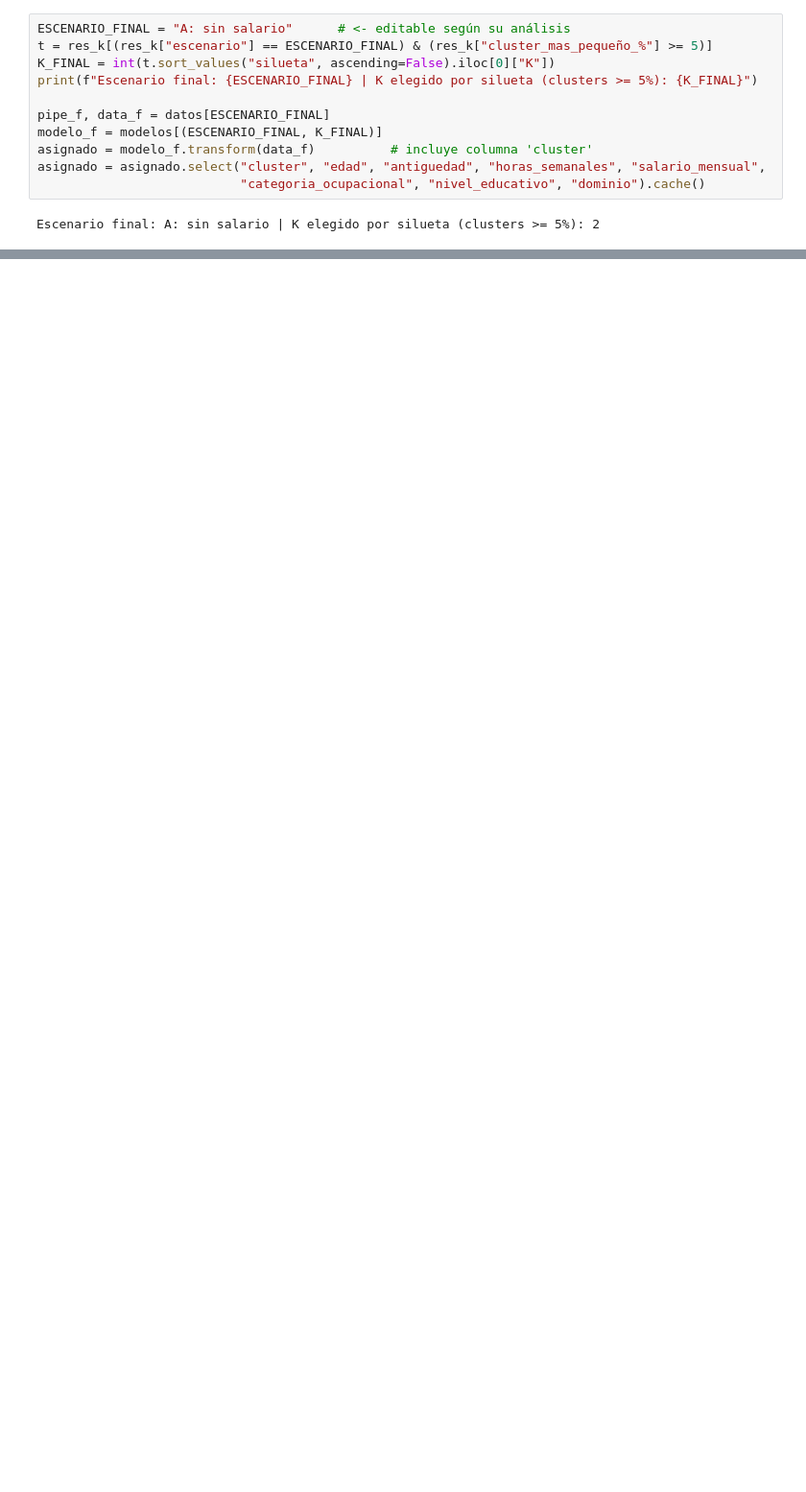
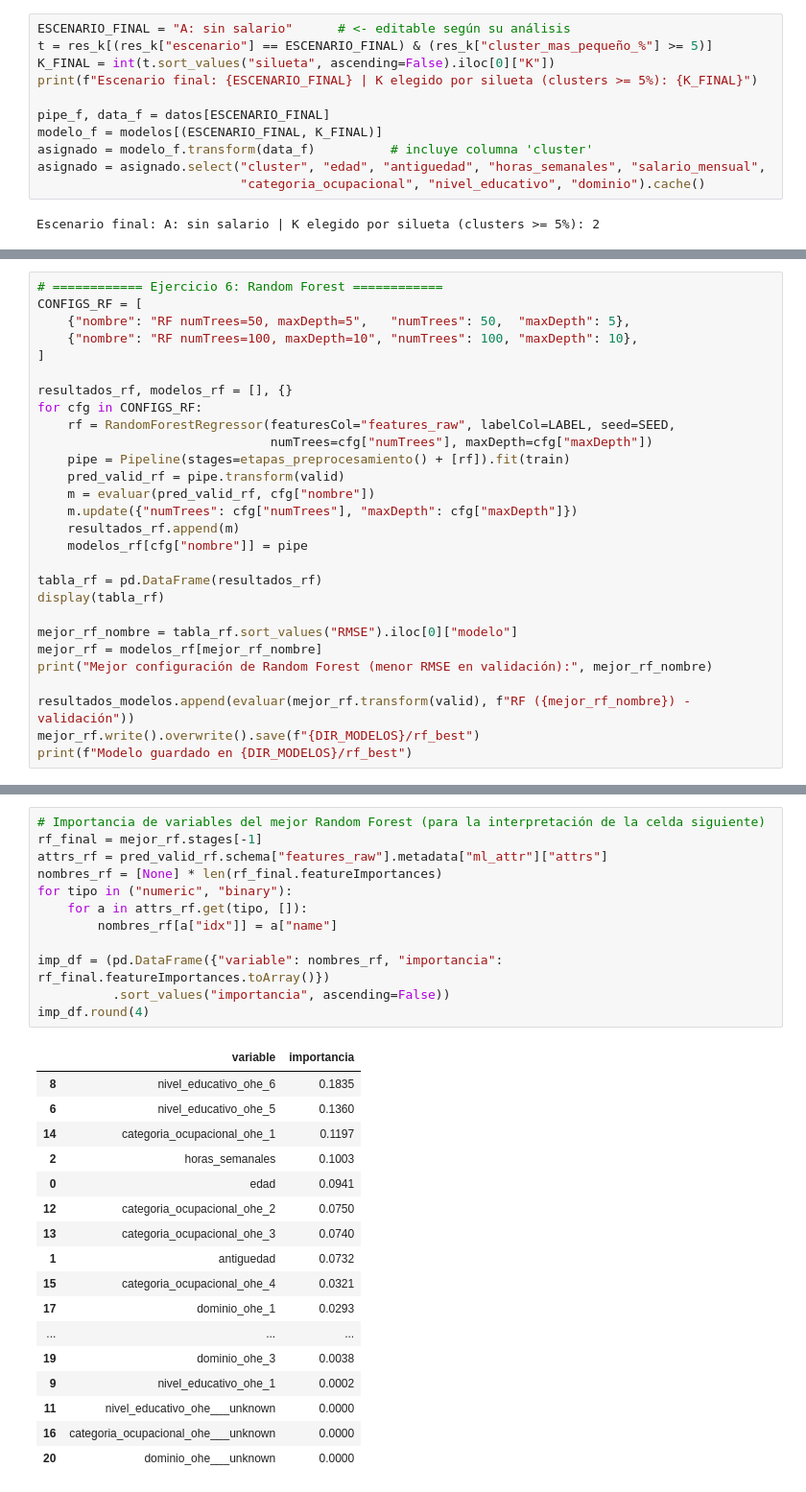
Before and after one commit to Zacatac23/Laboratorio-7-Spark, a Jupyter notebook: Laboratorio7_Avance_SparkMLlib.ipynb, the cells around one changed output, grey strips where cells are left out. Shown at 96% size. Saved outputs shown, nothing was run; the diff lists cells and outputs as text; blank space fills up the shorter version.

```diff
--- a/Laboratorio7_Avance_SparkMLlib.ipynb
+++ b/Laboratorio7_Avance_SparkMLlib.ipynb
@@ -881,0 +1048,28 @@ Se generaron: `personas_2025_preparado.parquet` y `personas_2026_preparado.parqu
+# %%
+# ============ Ejercicio 6: Random Forest ============
+CONFIGS_RF = [
+    {"nombre": "RF numTrees=50, maxDepth=5",   "numTrees": 50,  "maxDepth": 5},
+    {"nombre": "RF numTrees=100, maxDepth=10", "numTrees": 100, "maxDepth": 10},
+]
+
+resultados_rf, modelos_rf = [], {}
+for cfg in CONFIGS_RF:
+    rf = RandomForestRegressor(featuresCol="features_raw", labelCol=LABEL, seed=SEED,
+                               numTrees=cfg["numTrees"], maxDepth=cfg["maxDepth"])
+    pipe = Pipeline(stages=etapas_preprocesamiento() + [rf]).fit(train)
+    pred_valid_rf = pipe.transform(valid)
+    m = evaluar(pred_valid_rf, cfg["nombre"])
+    m.update({"numTrees": cfg["numTrees"], "maxDepth": cfg["maxDepth"]})
+    resultados_rf.append(m)
+    modelos_rf[cfg["nombre"]] = pipe
+
+tabla_rf = pd.DataFrame(resultados_rf)
+display(tabla_rf)
+
+mejor_rf_nombre = tabla_rf.sort_values("RMSE").iloc[0]["modelo"]
+mejor_rf = modelos_rf[mejor_rf_nombre]
+print("Mejor configuración de Random Forest (menor RMSE en validación):", mejor_rf_nombre)
+
+resultados_modelos.append(evaluar(mejor_rf.transform(valid), f"RF ({mejor_rf_nombre}) - validación"))
+mejor_rf.write().overwrite().save(f"{DIR_MODELOS}/rf_best")
+print(f"Modelo guardado en {DIR_MODELOS}/rf_best")
@@ -881,0 +1082,30 @@ Se generaron: `personas_2025_preparado.parquet` y `personas_2026_preparado.parqu
+# %%
+# Importancia de variables del mejor Random Forest (para la interpretación de la celda siguiente)
+rf_final = mejor_rf.stages[-1]
+attrs_rf = pred_valid_rf.schema["features_raw"].metadata["ml_attr"]["attrs"]
+nombres_rf = [None] * len(rf_final.featureImportances)
+for tipo in ("numeric", "binary"):
+    for a in attrs_rf.get(tipo, []):
+        nombres_rf[a["idx"]] = a["name"]
+
+imp_df = (pd.DataFrame({"variable": nombres_rf, "importancia": rf_final.featureImportances.toArray()})
+          .sort_values("importancia", ascending=False))
+imp_df.round(4)
+# %% [output]
+|  | variable | importancia |
+| 8 | nivel_educativo_ohe_6 | 0.1835 |
+| 6 | nivel_educativo_ohe_5 | 0.1360 |
+| 14 | categoria_ocupacional_ohe_1 | 0.1197 |
+| 2 | horas_semanales | 0.1003 |
+| 0 | edad | 0.0941 |
+| 12 | categoria_ocupacional_ohe_2 | 0.0750 |
+| 13 | categoria_ocupacional_ohe_3 | 0.0740 |
+| 1 | antiguedad | 0.0732 |
+| 15 | categoria_ocupacional_ohe_4 | 0.0321 |
+| 17 | dominio_ohe_1 | 0.0293 |
+| ... | ... | ... |
+| 19 | dominio_ohe_3 | 0.0038 |
+| 9 | nivel_educativo_ohe_1 | 0.0002 |
+| 11 | nivel_educativo_ohe___unknown | 0.0000 |
+| 16 | categoria_ocupacional_ohe___unknown | 0.0000 |
+| 20 | dominio_ohe___unknown | 0.0000 |
```
Also changed, not shown: parts of 35 cells of this notebook.
